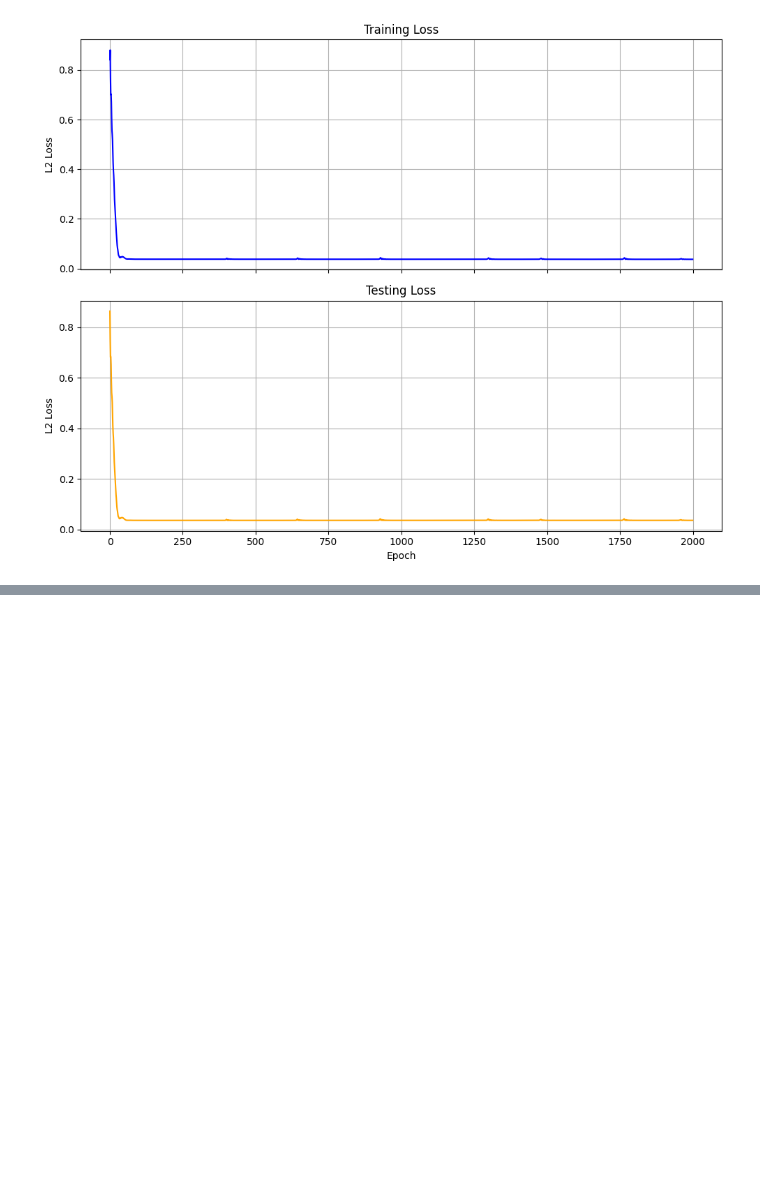
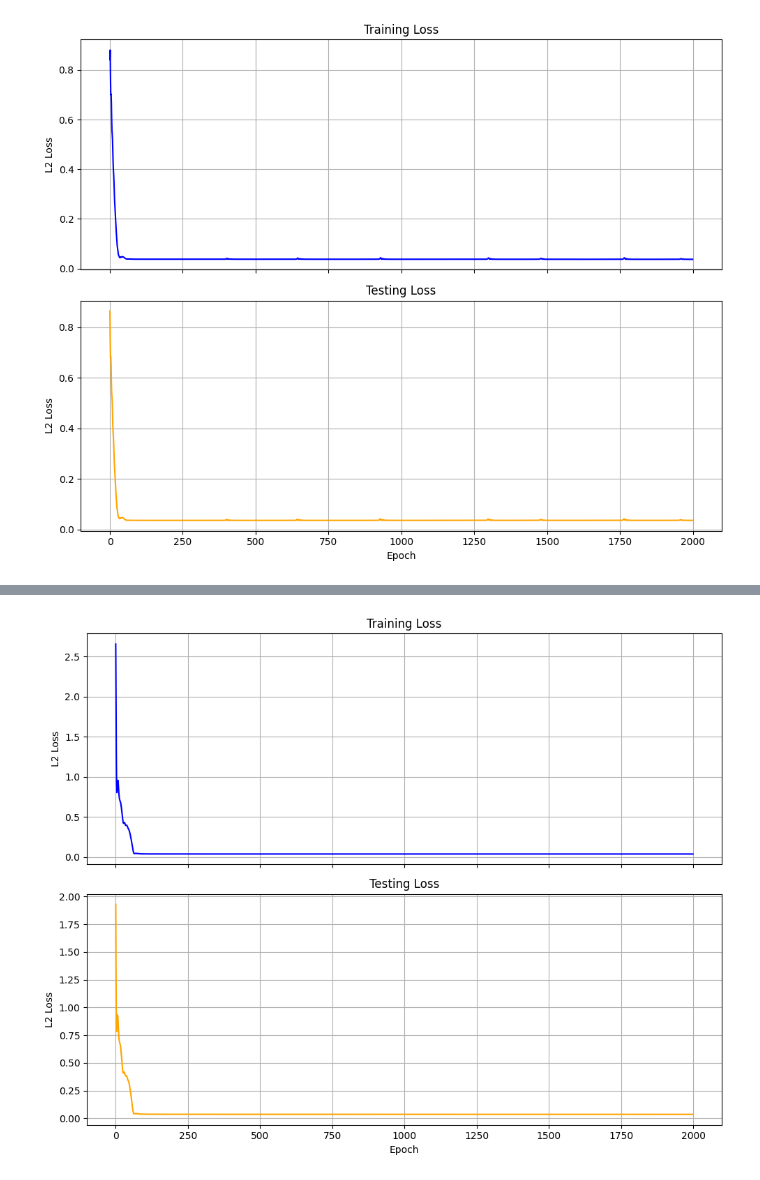
Before and after one commit to notanikdey/Hamiltonian_Neural_Networks, a Jupyter notebook: experiment_spring/train.ipynb, the cells around one changed output, grey strips where cells are left out. Drawn from its saved outputs; the diff is of its cells as text; code cells hidden in the pictures; blank space fills up the shorter version.

Commit message:
the baseline nn dynamics plot is broken

```diff
--- a/experiment_spring/train.ipynb
+++ b/experiment_spring/train.ipynb
@@ -172,14 +173,11 @@ for epoch in range(epochs):
     optim.step()
 
     #testing
-    model.eval()
-    with torch.no_grad():
-        # print(x_test.shape)
-        # print(dxdt_hat_train.shape)
-        x_test.requires_grad_(True) #enable gradient tracking for the in graph gradient
-        dxdt_hat_test = model.time_derivative(x_test)
-        test_loss = L2Loss(dxdt_hat_test, dxdt_test)
-        stats['testing_loss'].append(test_loss)
+
+    x_test.requires_grad_(True) #enable gradient tracking for the in graph gradient
+    dxdt_hat_test = model.time_derivative(x_test)
+    test_loss = L2Loss(dxdt_hat_test, dxdt_test)
+    stats['testing_loss'].append(test_loss)
 
     if epoch % 10 == 0 :
         print(f"Epoch: {epoch} | Train Loss: {train_loss:.5f}  | Test Loss: {test_loss:.5f} ")
@@ -187,0 +202,25 @@ RuntimeError: element 0 of tensors does not require grad and does not have a gra
+# %%
+# Convert loss tensors to floats
+train_losses = [loss.item() for loss in stats['training_loss']]
+test_losses = [loss.item() for loss in stats['testing_loss']]
+
+# Create two subplots: one for training loss, one for testing loss
+fig, axs = plt.subplots(2, 1, figsize=(10, 8), sharex=True)
+
+# Plot training loss
+axs[0].plot(train_losses, color='blue')
+axs[0].set_title('Training Loss')
+axs[0].set_ylabel('L2 Loss')
+axs[0].grid(True)
+
+# Plot testing loss
+axs[1].plot(test_losses, color='orange')
+axs[1].set_title('Testing Loss')
+axs[1].set_xlabel('Epoch')
+axs[1].set_ylabel('L2 Loss')
+axs[1].grid(True)
+
+plt.tight_layout()
+plt.show()
+# %% [output]
+[figure, added]
```
Also changed, not shown: parts of 10 cells of this notebook, 1 other file.
